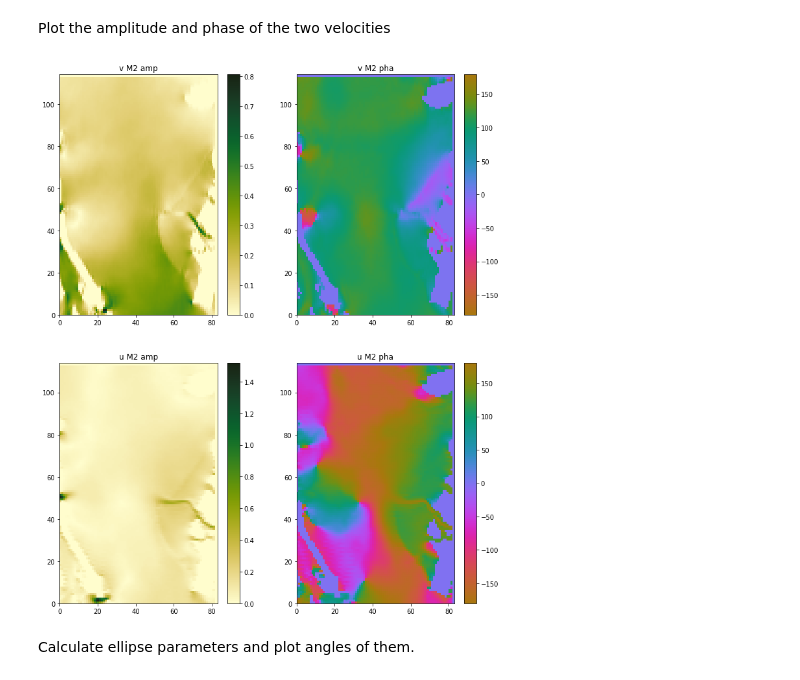
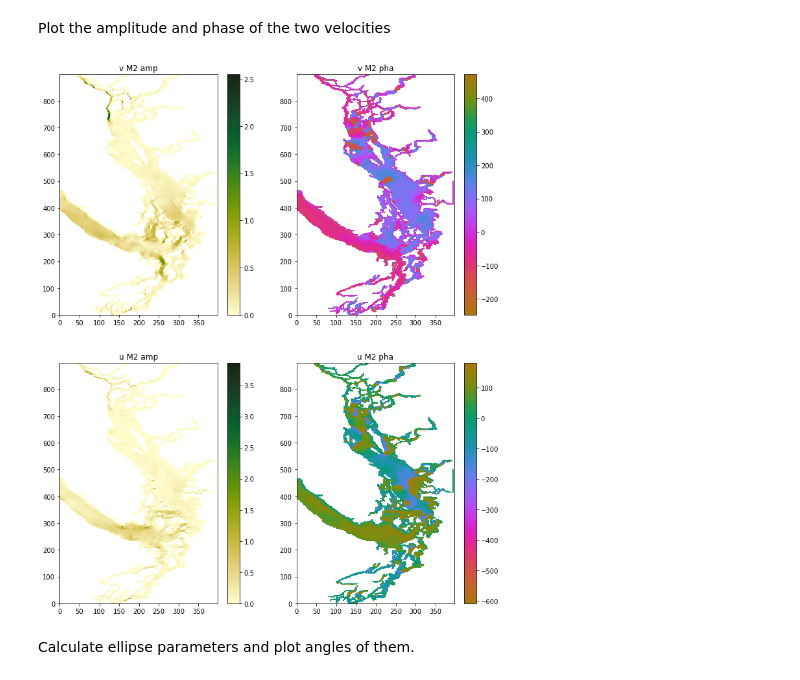
Before and after one commit to SalishSeaCast/analysis-shared, a Jupyter notebook: compare_tides/Ellipses-201905.ipynb, the cells around one changed output. Saved outputs shown, nothing was run; the diff lists cells and outputs as text; code cells hidden in the pictures.

```diff
--- a/compare_tides/Ellipses-201905.ipynb
+++ b/compare_tides/Ellipses-201905.ipynb
@@ -21,4 +21,6 @@ grid = xr.open_dataset('../../../grid/bathymetry_201702.nc')
 grid_lats = grid["nav_lat"][:]
 grid_lons = grid["nav_lon"][:]
 grid_bathy = grid["Bathymetry"][:]
+mesh = xr.open_dataset('../../../grid/mesh_mask201702.nc')
+tmask = 1 - mesh.tmask[0, 0]
 # %%
@@ -25,4 +28,7 @@ grid_bathy = grid["Bathymetry"][:]
 imin = 379; imax = 493; jmin = 238; jmax=321; ndays = 30
+# %%
+# Whole Domain
+imin = 0; imax = 898; jmin = 0; jmax = 398; ndays = 30
 # %%
 vvel = np.zeros((ndays*24, 40, imax-imin, jmax-jmin)); uvel =np.zeros_like(vvel)
 DIRECTORY = '/results2/SalishSea/nowcast-green.201905/'
@@ -95,7 +101,7 @@ def double(x, M2amp, M2pha, K1amp, K1pha, mean):
 def fittit (uaus, vaus, time, imin, imax, jmin, jmax, dj=1, ts=0):
     for i in np.arange(imin,imax):
         for j in np.arange(jmin,jmax,dj):
-            if vaus[:,i,j].any() != 0.:
+            if (vaus[:, i, j].any() != 0.) and (vaus[:, i, j].sum() == vaus[:, i, j].sum()):
                 fitted, cov = curve_fit(double, time[ts:], vaus[:,i,j])
                 if fitted[0] < 0:
                     fitted[0] = -fitted[0]
@@ -116,7 +122,7 @@ def fittit (uaus, vaus, time, imin, imax, jmin, jmax, dj=1, ts=0):
     print ('vaus done')
     for i in np.arange(imin,imax):
         for j in np.arange(jmin,jmax,dj):
-            if uaus[:,i,j].any() !=0.:
+            if (uaus[:, i, j].any() !=0.) and (uaus[:, i, j].sum() == uaus[:, i, j].sum()):
                 fitted, cov = curve_fit(double,time[ts:],uaus[:,i,j])
                 if fitted[0] < 0:
                     fitted[0] = -fitted[0]
@@ -151,28 +157,28 @@ Plot the amplitude and phase of the two velocities
 # %%
 fig = plt.figure(figsize=(2*5.5+1,3*5))
 
 plt.subplot(2,2,1)
 
-plt.pcolormesh(vM2amp, cmap=cm.speed)
+plt.pcolormesh(np.ma.array(vM2amp, mask=tmask), cmap=cm.speed)
 plt.colorbar()
 plt.title('v M2 amp')
 
 plt.subplot(2,2,2)
-plt.pcolormesh(vM2pha,cmap=cm.phase)
+plt.pcolormesh(np.ma.array(vM2pha,mask=tmask), cmap=cm.phase)
 plt.colorbar()
 plt.title('v M2 pha')
 
 plt.subplot(2,2,3)
-plt.pcolormesh(uM2amp, cmap=cm.speed)
+plt.pcolormesh(np.ma.array(uM2amp, mask=tmask), cmap=cm.speed)
 plt.colorbar()
 plt.title('u M2 amp')
 
 plt.subplot(2,2,4)
-plt.pcolormesh(uM2pha,cmap=cm.phase)
+plt.pcolormesh(np.ma.array(uM2pha, mask=tmask),cmap=cm.phase)
 plt.colorbar()
 plt.title('u M2 pha');
 # %% [output]
-[figure, old version]
+[figure, new version]
 # %%
 # this function calculates ellipse parameters based on the amplitude and phase.  From Foreman (1977)
 def ellipse_params (uM2amp, uM2pha, vM2amp, vM2pha):
```
Also changed, not shown: parts of 10 cells of this notebook.
